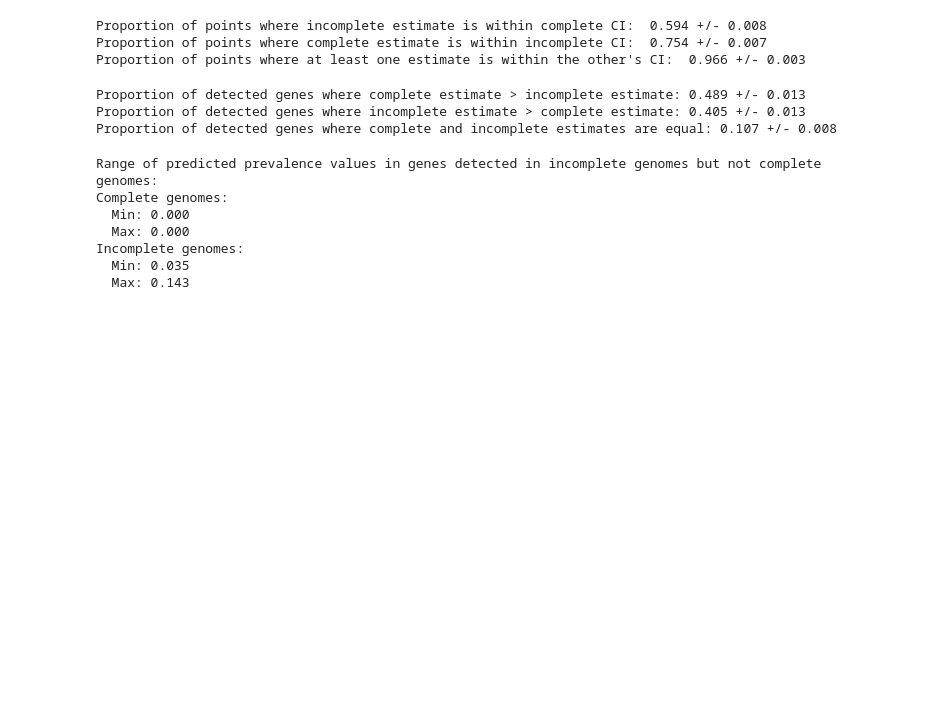
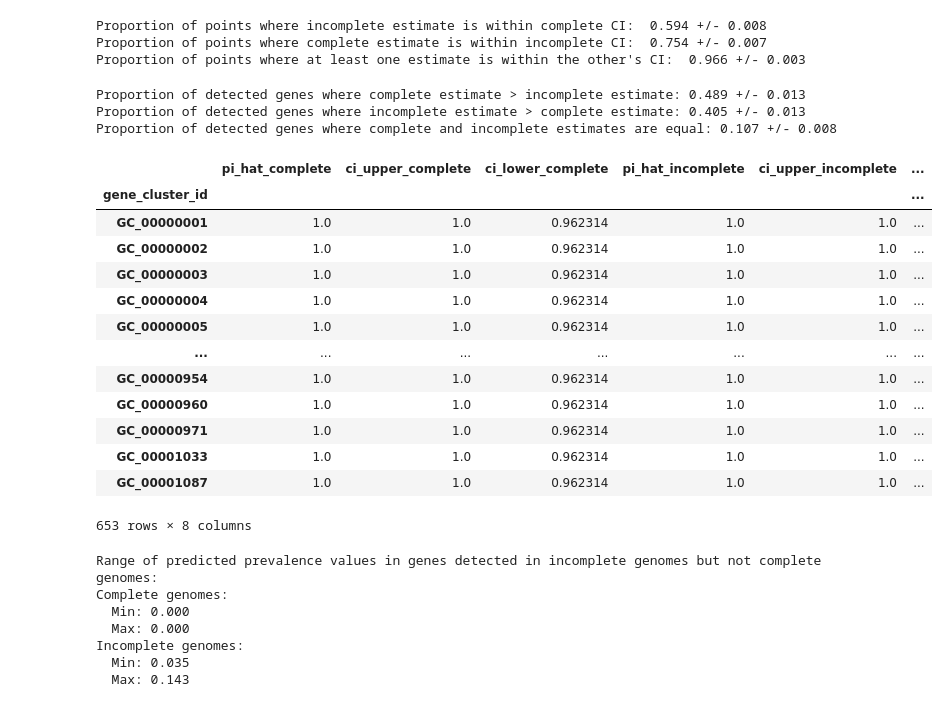
Before and after one commit to blasks/gene-prevalence, a Jupyter notebook: experiments/4-validation-real-data.ipynb, the cells around one changed output. Saved outputs shown, nothing was run; the diff lists cells and outputs as text; code cells hidden in the pictures; blank space fills up the shorter version.

```diff
--- a/experiments/4-validation-real-data.ipynb
+++ b/experiments/4-validation-real-data.ipynb
@@ -324,31 +324,49 @@ Proportion of points where at least one estimate is within the other's CI:  0.96
 # %%
 # what's the proportion of genes in which the complete genome estimate is
 # greter than vs less than the incomplete genome estimate, and vice versa?
 # note that this should not include genes where either estimate is 0,
 # since those genes are not detected in one of the subsets and thus cannot be compared
 
 nonzero_subset_df = estimate_df[
     (estimate_df["pi_hat_complete"] > 0) &
     (estimate_df["pi_hat_incomplete"] > 0)
 ]
 
 proportion_complete_greater = (nonzero_subset_df["pi_hat_complete"] > nonzero_subset_df["pi_hat_incomplete"]).mean()
 sem_complete_greater = np.sqrt(proportion_complete_greater * (1 - proportion_complete_greater) / len(nonzero_subset_df))
 proportion_incomplete_greater = (nonzero_subset_df["pi_hat_incomplete"] > nonzero_subset_df["pi_hat_complete"]).mean()
 sem_incomplete_greater = np.sqrt(proportion_incomplete_greater * (1 - proportion_incomplete_greater) / len(nonzero_subset_df))
 proportion_equal = (nonzero_subset_df["pi_hat_complete"] == nonzero_subset_df["pi_hat_incomplete"]).mean()
 sem_equal = np.sqrt(proportion_equal * (1 - proportion_equal) / len(nonzero_subset_df))
 
 print("Proportion of detected genes where complete estimate "
       f"> incomplete estimate: {proportion_complete_greater:.3f} +/- {2 * sem_complete_greater:.3f}")
 print("Proportion of detected genes where incomplete estimate "
       f"> complete estimate: {proportion_incomplete_greater:.3f} +/- {2 * sem_incomplete_greater:.3f}")
 print("Proportion of detected genes where complete and incomplete "
       f"estimates are equal: {proportion_equal:.3f} +/- {2 * sem_equal:.3f}")
+
+# look at the subset where the estimates are equal
+nonzero_subset_df[(nonzero_subset_df["pi_hat_complete"] == \
+                   nonzero_subset_df["pi_hat_incomplete"])]
 # %% [output]
 Proportion of detected genes where complete estimate > incomplete estimate: 0.489 +/- 0.013
 Proportion of detected genes where incomplete estimate > complete estimate: 0.405 +/- 0.013
 Proportion of detected genes where complete and incomplete estimates are equal: 0.107 +/- 0.008
+|  | pi_hat_complete | ci_upper_complete | ci_lower_complete | pi_hat_incomplete | ci_upper_incomplete | ... |
+| gene_cluster_id |  |  |  |  |  | ... |
+| GC_00000001 | 1.0 | 1.0 | 0.962314 | 1.0 | 1.0 | ... |
+| GC_00000002 | 1.0 | 1.0 | 0.962314 | 1.0 | 1.0 | ... |
+| GC_00000003 | 1.0 | 1.0 | 0.962314 | 1.0 | 1.0 | ... |
+| GC_00000004 | 1.0 | 1.0 | 0.962314 | 1.0 | 1.0 | ... |
+| GC_00000005 | 1.0 | 1.0 | 0.962314 | 1.0 | 1.0 | ... |
+| ... | ... | ... | ... | ... | ... | ... |
+| GC_00000954 | 1.0 | 1.0 | 0.962314 | 1.0 | 1.0 | ... |
+| GC_00000960 | 1.0 | 1.0 | 0.962314 | 1.0 | 1.0 | ... |
+| GC_00000971 | 1.0 | 1.0 | 0.962314 | 1.0 | 1.0 | ... |
+| GC_00001033 | 1.0 | 1.0 | 0.962314 | 1.0 | 1.0 | ... |
+| GC_00001087 | 1.0 | 1.0 | 0.962314 | 1.0 | 1.0 | ... |
+653 rows × 8 columns
 # %%
 # what's the range of predicted prevalence values in genes detected in incomplete
 # genomes but not complete genomes?
```
Also changed, not shown: 2 other files.
